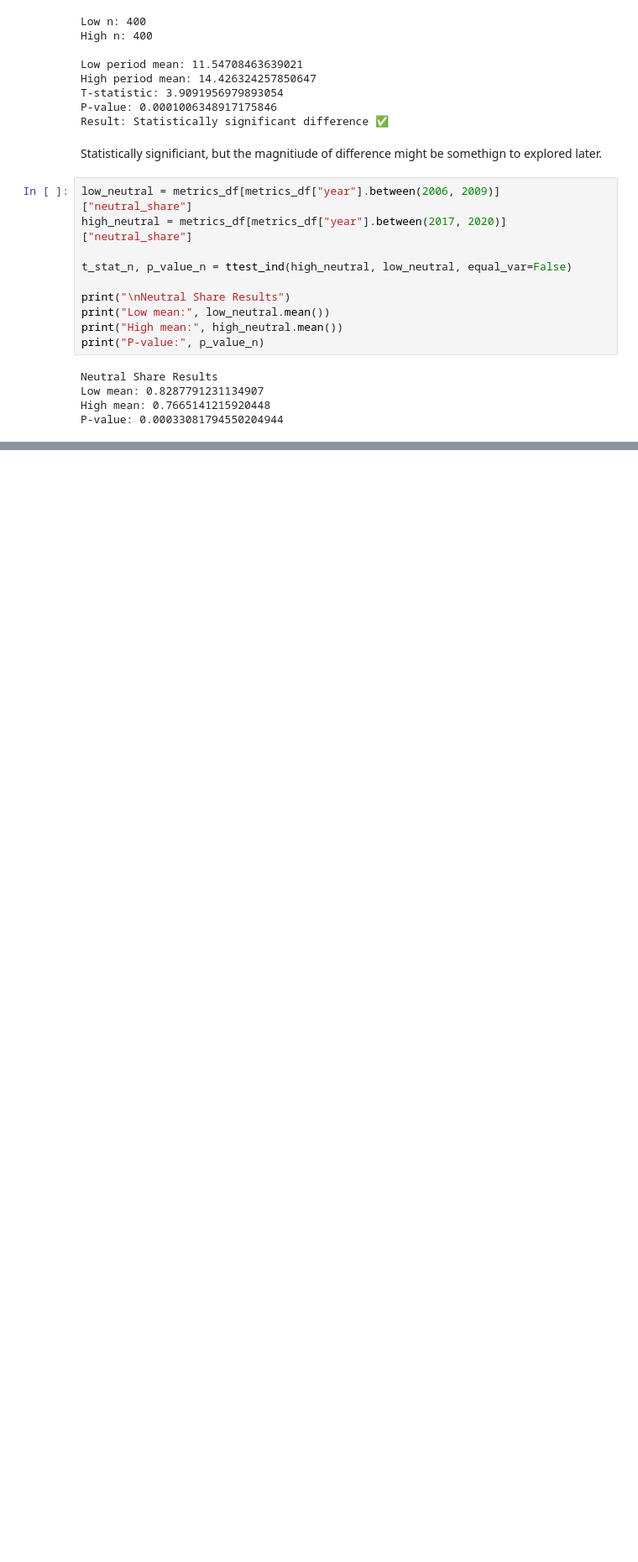
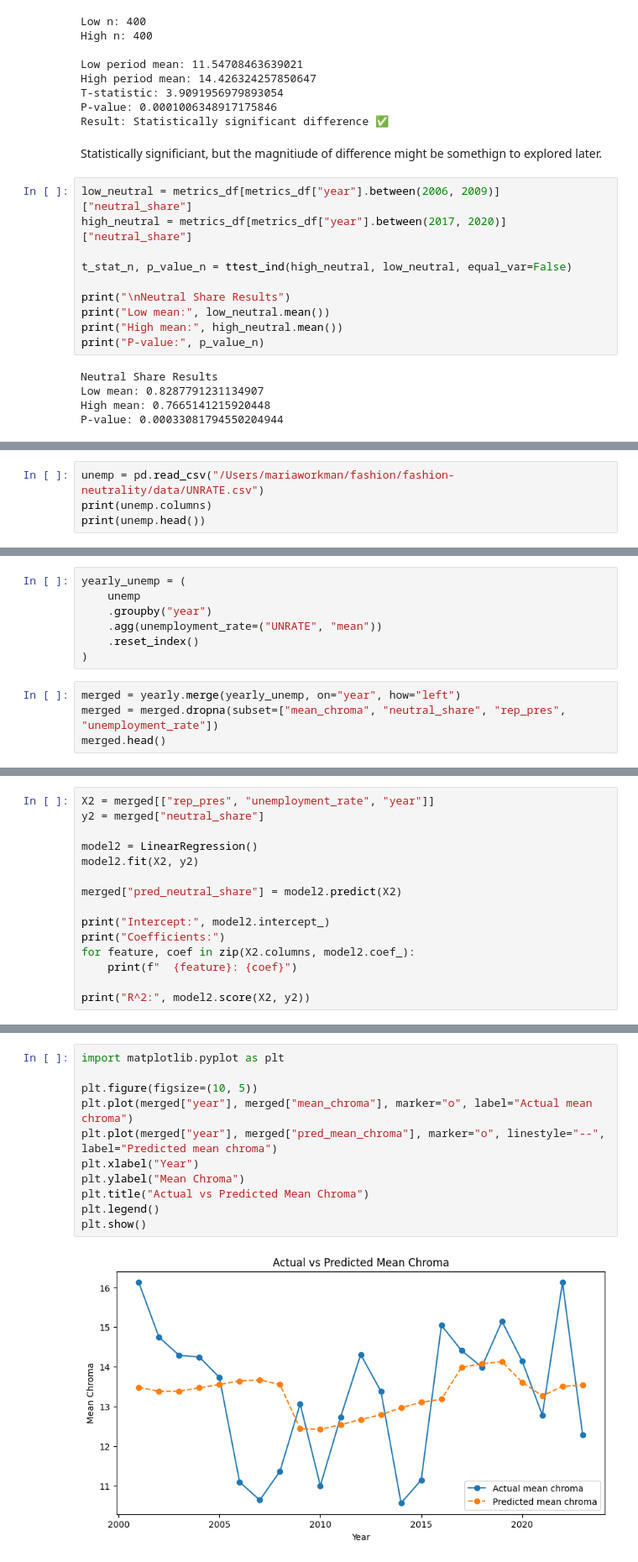
Before and after one commit to wormaria/when-the-economy-turns-grey-so-does-fashion, a Jupyter notebook: notebooks_2000-2023/plots.ipynb, the cells around one changed output, grey strips where cells are left out. Shown at 84% size. Saved outputs shown, nothing was run; the diff lists cells and outputs as text; blank space fills up the shorter version.

Commit message:
adding a bunch of plots

```diff
--- a/notebooks_2000-2023/plots.ipynb
+++ b/notebooks_2000-2023/plots.ipynb
@@ -140,0 +155,4 @@ P-value: 0.00033081794550204944
+# %%
+unemp = pd.read_csv("/Users/mariaworkman/fashion/fashion-neutrality/data/UNRATE.csv")
+print(unemp.columns)
+print(unemp.head())
@@ -140,0 +178,11 @@ P-value: 0.00033081794550204944
+# %%
+yearly_unemp = (
+    unemp
+    .groupby("year")
+    .agg(unemployment_rate=("UNRATE", "mean"))
+    .reset_index()
+)
+# %%
+merged = yearly.merge(yearly_unemp, on="year", how="left")
+merged = merged.dropna(subset=["mean_chroma", "neutral_share", "rep_pres", "unemployment_rate"])
+merged.head()
@@ -140,0 +226,15 @@ P-value: 0.00033081794550204944
+# %%
+X2 = merged[["rep_pres", "unemployment_rate", "year"]]
+y2 = merged["neutral_share"]
+
+model2 = LinearRegression()
+model2.fit(X2, y2)
+
+merged["pred_neutral_share"] = model2.predict(X2)
+
+print("Intercept:", model2.intercept_)
+print("Coefficients:")
+for feature, coef in zip(X2.columns, model2.coef_):
+    print(f"  {feature}: {coef}")
+
+print("R^2:", model2.score(X2, y2))
@@ -140,0 +248,13 @@ P-value: 0.00033081794550204944
+# %%
+import matplotlib.pyplot as plt
+
+plt.figure(figsize=(10, 5))
+plt.plot(merged["year"], merged["mean_chroma"], marker="o", label="Actual mean chroma")
+plt.plot(merged["year"], merged["pred_mean_chroma"], marker="o", linestyle="--", label="Predicted mean chroma")
+plt.xlabel("Year")
+plt.ylabel("Mean Chroma")
+plt.title("Actual vs Predicted Mean Chroma")
+plt.legend()
+plt.show()
+# %% [output]
+[figure, added]
```
Also changed, not shown: parts of 12 cells of this notebook.
